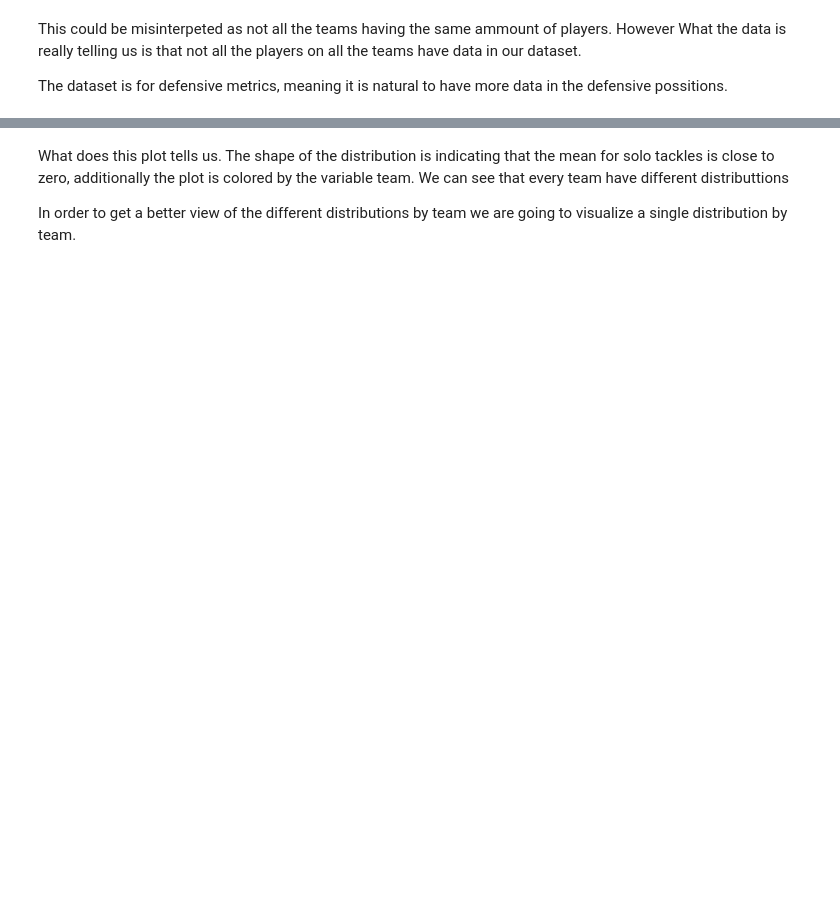
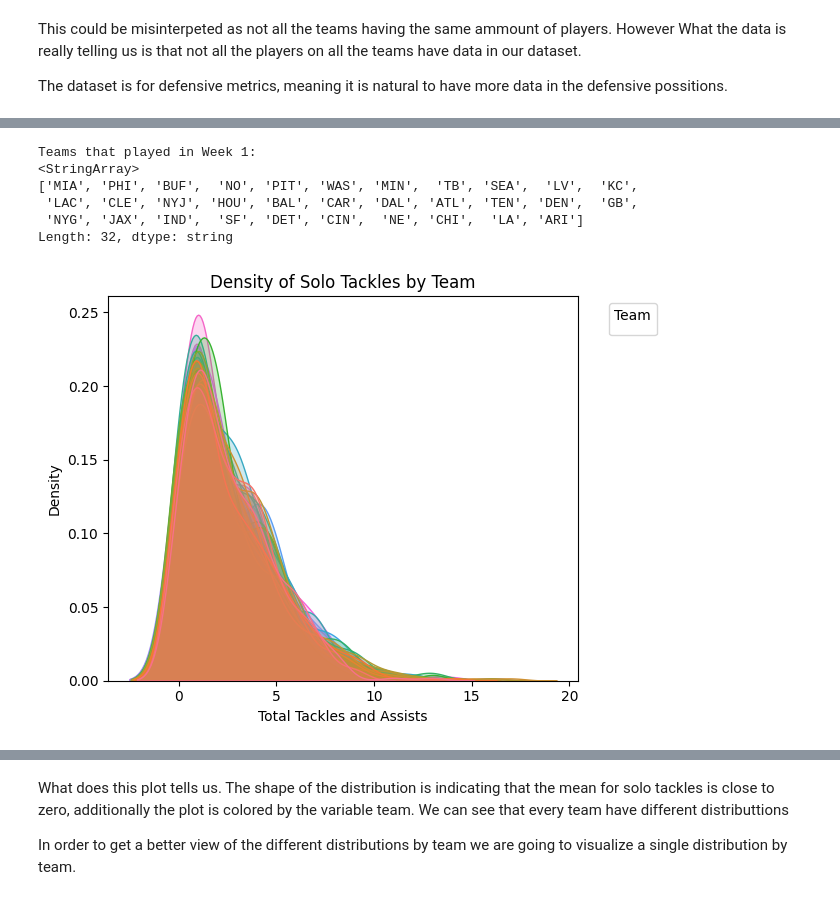
Before and after one commit to Ejaramillo1/nfl_ml_project, a Jupyter notebook: notebook/data/EDA_NFL.ipynb, the cells around one changed output, grey strips where cells are left out. Saved outputs shown, nothing was run; the diff lists cells and outputs as text; code cells hidden in the pictures; blank space fills up the shorter version.

```diff
--- a/notebook/data/EDA_NFL.ipynb
+++ b/notebook/data/EDA_NFL.ipynb
@@ -577,0 +564,33 @@ plt.show()
+# %%
+# Filter for week 1
+week_one = wdf_def_2024[wdf_def_2024['week'] == 1]
+
+# Get unique teams that played in week 1
+teams_week_one = week_one['team'].unique()
+
+print("Teams that played in Week 1:")
+print(teams_week_one)
+# %% [output]
+Teams that played in Week 1:
+<StringArray>
+['MIA', 'PHI', 'BUF',  'NO', 'PIT', 'WAS', 'MIN',  'TB', 'SEA',  'LV',  'KC',
+ 'LAC', 'CLE', 'NYJ', 'HOU', 'BAL', 'CAR', 'DAL', 'ATL', 'TEN', 'DEN',  'GB',
+ 'NYG', 'JAX', 'IND',  'SF', 'DET', 'CIN',  'NE', 'CHI',  'LA', 'ARI']
+Length: 32, dtype: string
+# %%
+sns.kdeplot(
+    data=wdf_def_2024,
+    x='solo_tackle',
+    hue='team',
+    common_norm=False,
+    fill=True
+)
+
+plt.title('Density of Solo Tackles by Team')
+plt.xlabel('Total Tackles and Assists')
+plt.ylabel('Density')
+plt.legend(title='Team', bbox_to_anchor=(1.05, 1), loc='upper left')
+plt.tight_layout()
+plt.show()
+# %% [output]
+[figure, added]
```
Also changed, not shown: parts of 66 cells of this notebook, 2 other files.
